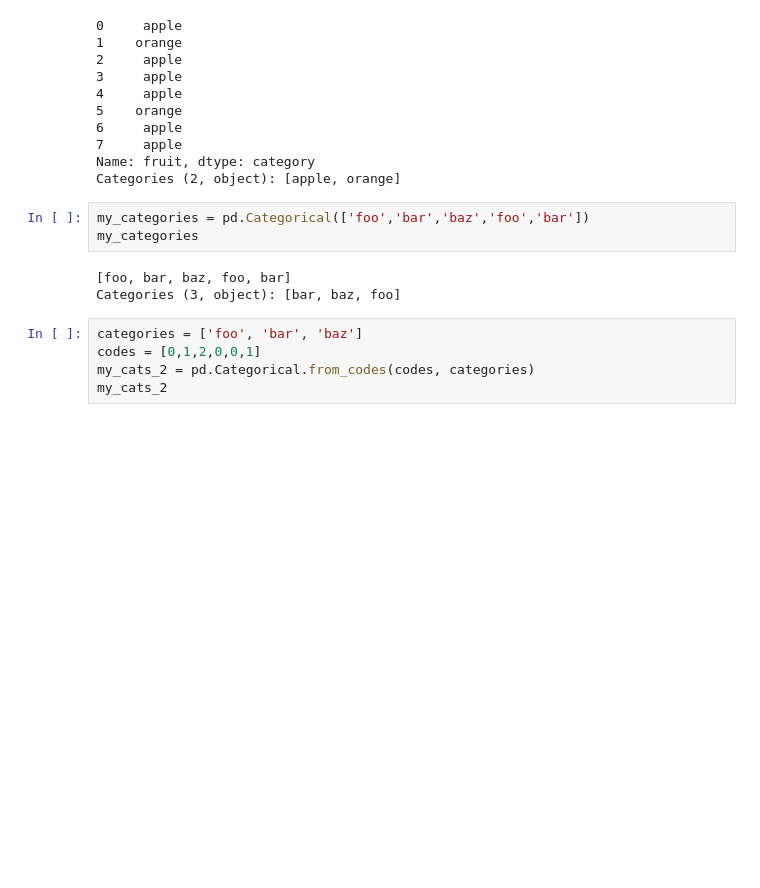
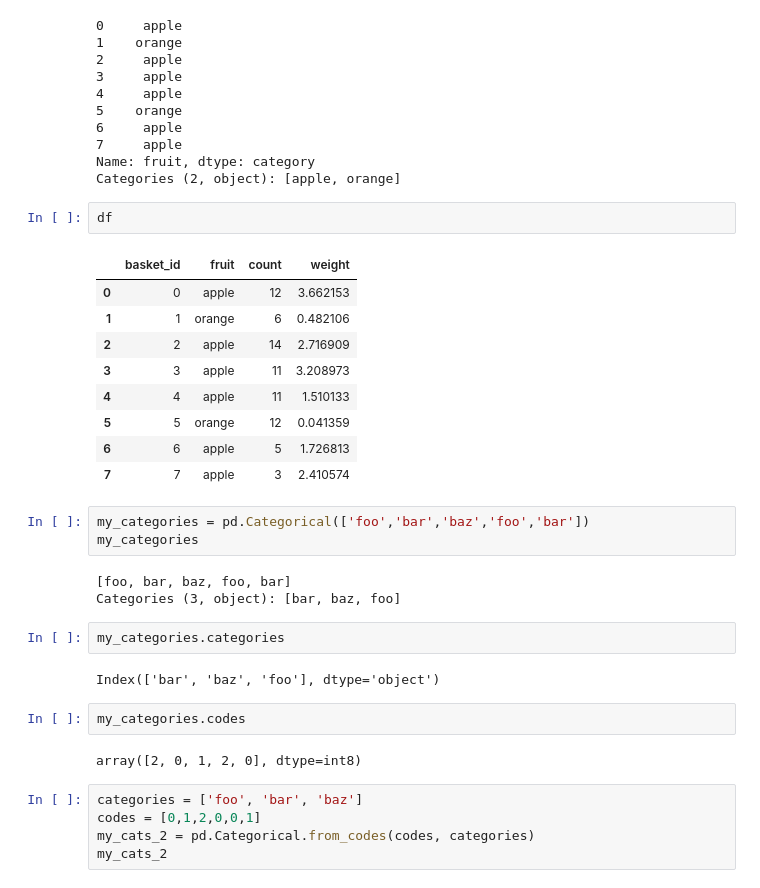
Before and after one commit to BoyuanLi-Steven/Python-For-Data-Analysis-2nd, a Jupyter notebook: Chapter 12. Advanced pandas.ipynb, the cells around one changed output. Saved outputs shown, nothing was run; the diff lists cells and outputs as text; blank space fills up the shorter version.

```diff
--- a/Chapter 12. Advanced pandas.ipynb
+++ b/Chapter 12. Advanced pandas.ipynb
@@ -122,12 +122,32 @@ df.fruit
 7     apple
 Name: fruit, dtype: category
 Categories (2, object): [apple, orange]
+# %%
+df
+# %% [output]
+|  | basket_id | fruit | count | weight |
+| 0 | 0 | apple | 12 | 3.662153 |
+| 1 | 1 | orange | 6 | 0.482106 |
+| 2 | 2 | apple | 14 | 2.716909 |
+| 3 | 3 | apple | 11 | 3.208973 |
+| 4 | 4 | apple | 11 | 1.510133 |
+| 5 | 5 | orange | 12 | 0.041359 |
+| 6 | 6 | apple | 5 | 1.726813 |
+| 7 | 7 | apple | 3 | 2.410574 |
 # %%
 my_categories = pd.Categorical(['foo','bar','baz','foo','bar'])
 my_categories
 # %% [output]
 [foo, bar, baz, foo, bar]
 Categories (3, object): [bar, baz, foo]
+# %%
+my_categories.categories
+# %% [output]
+Index(['bar', 'baz', 'foo'], dtype='object')
+# %%
+my_categories.codes
+# %% [output]
+array([2, 0, 1, 2, 0], dtype=int8)
 # %%
 categories = ['foo', 'bar', 'baz']
 codes = [0,1,2,0,0,1]
```
Also changed, not shown: parts of 35 cells of this notebook.
